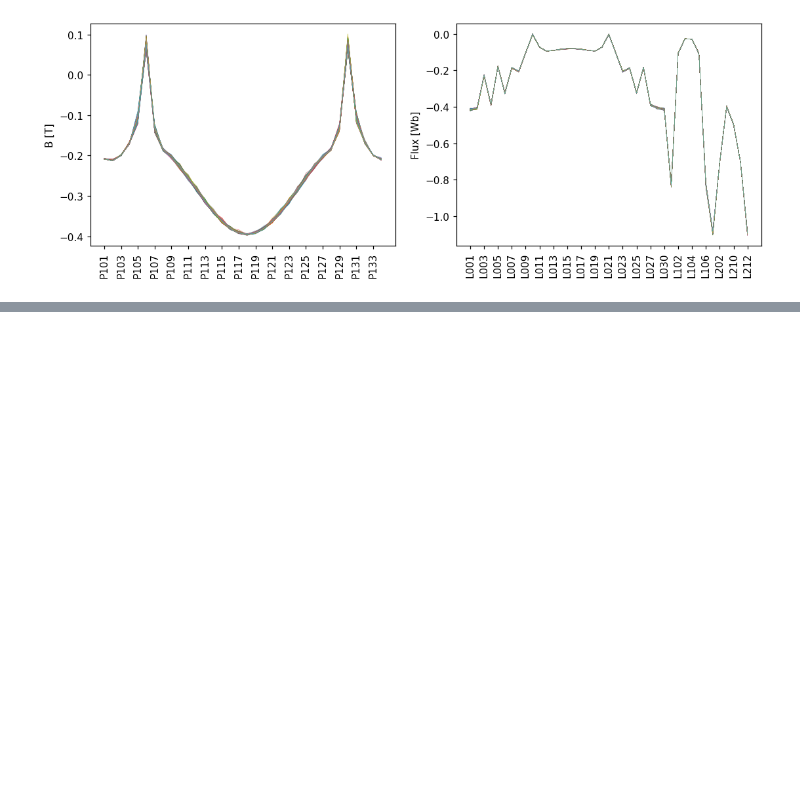
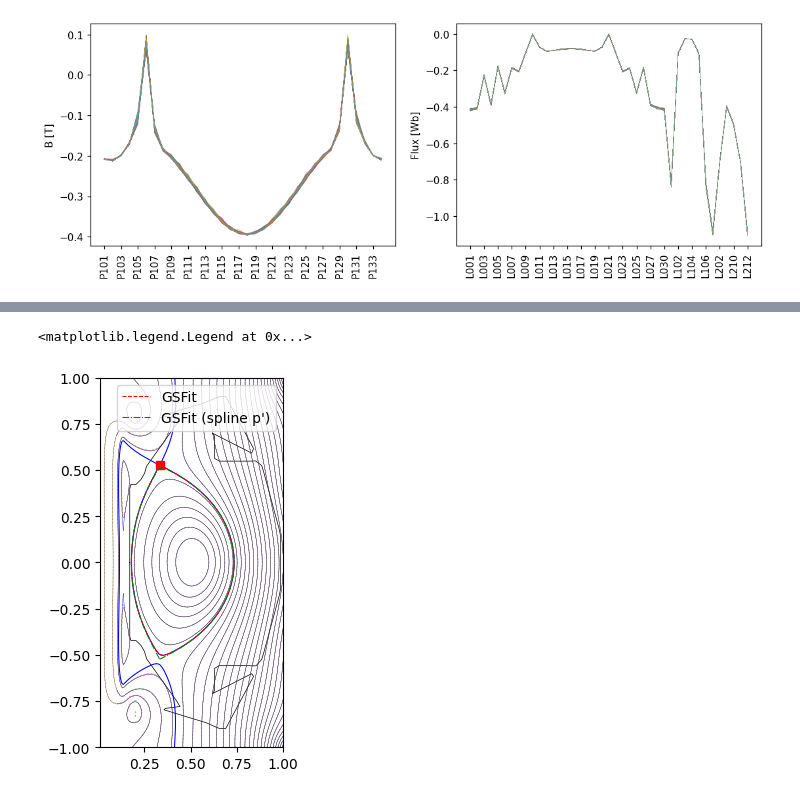
Before and after one commit to tokamak-energy/gsfit, a Jupyter notebook: examples/example_04__st40__freegs_data__magnetics_only.ipynb, the cells around one changed output, grey strips where cells are left out. Cells and saved outputs as stored; diff of their text form; code cells hidden in the pictures; blank space fills up the shorter version.

```diff
--- a/examples/example_04__st40__freegs_data__magnetics_only.ipynb
+++ b/examples/example_04__st40__freegs_data__magnetics_only.ipynb
@@ -673,42 +714,45 @@ freegs_z_1d = freegs_eq.Z_1D
 freegs_psi = freegs_eq.psiRZ(freegs_r, freegs_z).T * (2.0 * np.pi)  # Convert from Wb/(2*pi) to Wb
 freegs_psi_b = freegs_eq.psi_bndry * (2.0 * np.pi)
 
 # Note: we will plot with the same `psi_range` for FreeGS and GSFit
 psi_range = np.linspace(np.min(freegs_psi), np.max(freegs_psi), 30)
 
 i_time = 0  # only one time-slice
 
 # GSFit (baseline)
-gsfit_psi = gsfit_controller["TWO_D"]["PSI"][i_time, :, :]
-gsfir_r = gsfit_controller.plasma.get_array1(["grid", "r"])
-gsfit_z = gsfit_controller.plasma.get_array1(["grid", "z"])
-gsfit_no_noise_rbnd = gsfit_controller.plasma.get_array2(["p_boundary", "rbnd"])[i_time, :]
-gsfit_no_noise_zbnd = gsfit_controller.plasma.get_array2(["p_boundary", "zbnd"])[i_time, :]
-bounding_r = gsfit_controller.plasma.get_array1(["p_boundary", "bounding_r"])
-bounding_z = gsfit_controller.plasma.get_array1(["p_boundary", "bounding_z"])
+gsfit_psi = equilibrium_ids.get(ep.time_slice[i_time].profiles_2d[0].psi)
+gsfir_r = equilibrium_ids.get(ep.time_slice[i_time].profiles_2d[0].grid.dim1)
+gsfit_z = equilibrium_ids.get(ep.time_slice[i_time].profiles_2d[0].grid.dim2)
+gsfit_no_noise_rbnd = equilibrium_ids.get(ep.time_slice[i_time].boundary.outline.r)
+gsfit_no_noise_zbnd = equilibrium_ids.get(ep.time_slice[i_time].boundary.outline.z)
+bounding_r = equilibrium_ids.get(ep.time_slice[i_time].boundary.bounding.r)
+bounding_z = equilibrium_ids.get(ep.time_slice[i_time].boundary.bounding.z)
 
 # GSFit (tensioned cubic b-spline p')
 spline_psi = gsfit_controller_spline_p_prime["TWO_D"]["PSI"][i_time, :, :]
-spline_r = gsfit_controller_spline_p_prime.plasma.get_array1(["grid", "r"])
-spline_z = gsfit_controller_spline_p_prime.plasma.get_array1(["grid", "z"])
-spline_rbnd = gsfit_controller_spline_p_prime.plasma.get_array2(["p_boundary", "rbnd"])[i_time, :]
-spline_zbnd = gsfit_controller_spline_p_prime.plasma.get_array2(["p_boundary", "zbnd"])[i_time, :]
+spline_r = gsfit_controller_spline_p_prime.plasma.equilibrium_ids.get(ep.time_slice[i_time].profiles_2d[0].grid.dim1)
+spline_z = gsfit_controller_spline_p_prime.plasma.equilibrium_ids.get(ep.time_slice[i_time].profiles_2d[0].grid.dim2)
+spline_rbnd = gsfit_controller_spline_p_prime.plasma.equilibrium_ids.get(ep.time_slice[i_time].boundary.outline.r)
+spline_zbnd = gsfit_controller_spline_p_prime.plasma.equilibrium_ids.get(ep.time_slice[i_time].boundary.outline.z)
 
 plt.figure()
 plt.plot(r_limit_pts, z_limit_pts, color="black", linewidth=0.5)
 
 # FreeGS
 plt.contour(freegs_r_1d, freegs_z_1d, freegs_psi, levels=psi_range, colors="blue", linewidths=0.25, linestyles="solid")
 plt.contour(freegs_r_1d, freegs_z_1d, freegs_psi, [freegs_psi_b], colors="blue", linewidths=0.75, linestyles="solid")
 
 # GSFit baseline
 plt.contour(gsfir_r, gsfit_z, gsfit_psi, levels=psi_range, colors="red", linewidths=0.25, linestyles="dashed")
 plt.plot(gsfit_no_noise_rbnd, gsfit_no_noise_zbnd, color="red", linewidth=0.75, linestyle="dashed", label="GSFit")
-plt.plot(bounding_r[i_time], bounding_z[i_time], "s", color="red")
+plt.plot(bounding_r, bounding_z, "s", color="red")
 
 # GSFit spline
 plt.contour(spline_r, spline_z, spline_psi, levels=psi_range, colors="green", linewidths=0.25, linestyles="dashdot")
 plt.plot(spline_rbnd, spline_zbnd, color="green", linewidth=0.75, linestyle="dashdot", label="GSFit (spline p')")
 
 plt.gca().set_aspect("equal")
 plt.legend()
+# %% [output]
+<matplotlib.legend.Legend at 0x...>
+[figure, added]
```
Also changed, not shown: parts of 14 cells of this notebook.
